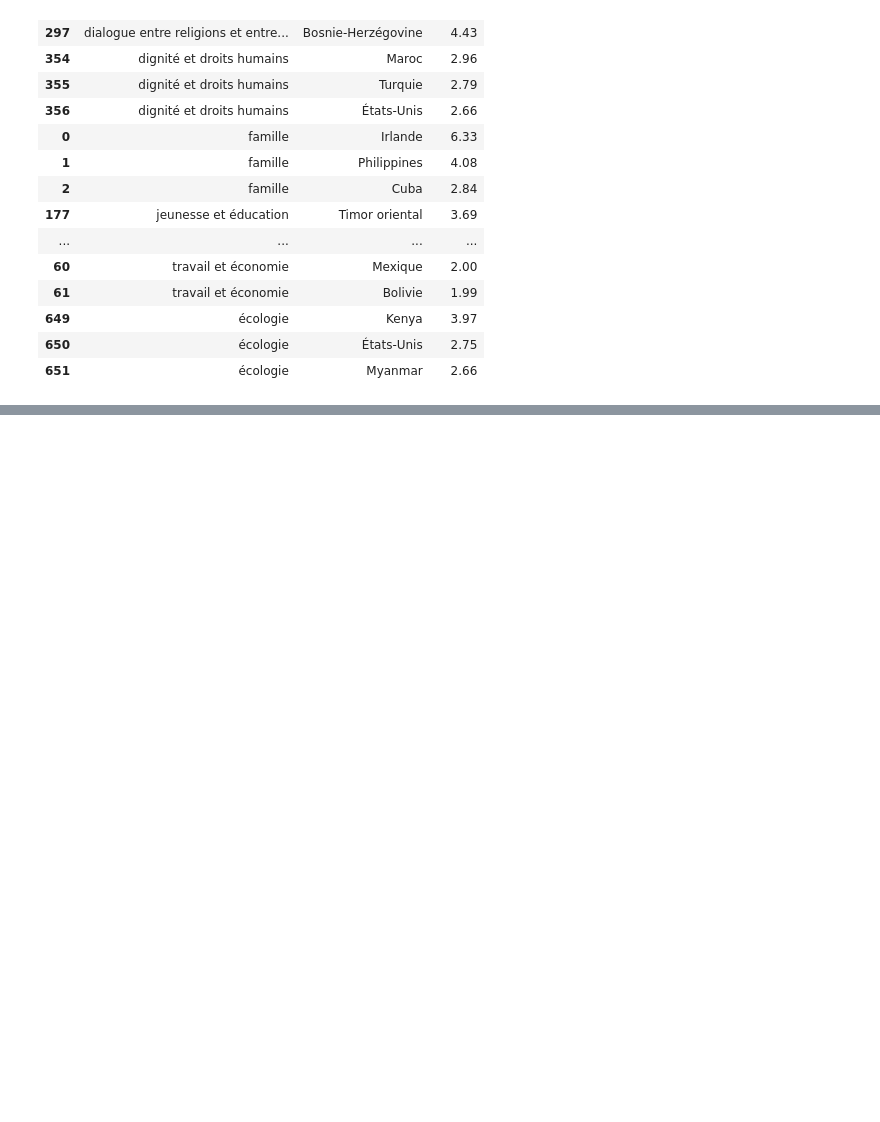
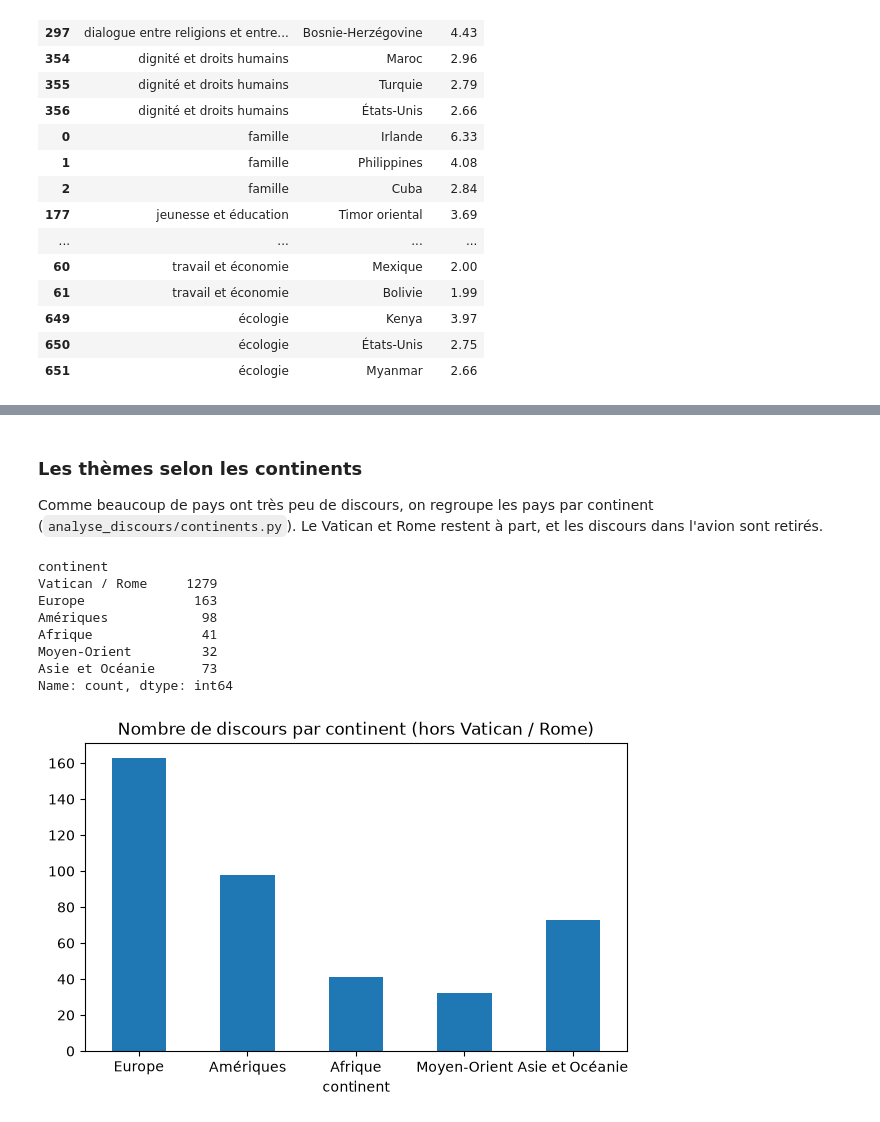
Before and after one commit to arthurdrk/projet-discours, a Jupyter notebook: main.ipynb, the cells around one changed output, grey strips where cells are left out. Saved outputs shown, nothing was run; the diff lists cells and outputs as text; code cells hidden in the pictures; blank space fills up the shorter version.

```diff
--- a/main.ipynb
+++ b/main.ipynb
@@ -179,0 +198,34 @@ Pour aller plus loin, on pourrait trouver les thèmes automatiquement (word embe
+# %% [markdown]
+### Les thèmes selon les continents
+
+Comme beaucoup de pays ont très peu de discours, on regroupe les pays par continent (`analyse_discours/continents.py`). Le Vatican et Rome restent à part, et les discours dans l'avion sont retirés.
+# %%
+# Une ligne par discours : continent, nombre de mots, et nombre de mots de chaque thème
+lignes = []
+for d in discours:
+    continent = continent_du_pays(d["pays"])
+    if continent is None:   # avion
+        continue
+    ligne = {"continent": continent, "nb_mots": d["nb_mots"]}
+    for theme, mots in THEMES.items():
+        ligne[theme] = sum(d["compte_mots"][m.lower()] for m in mots)
+    lignes.append(ligne)
+par_discours = pd.DataFrame(lignes)
+
+ordre = list(CONTINENTS)
+nb_discours = par_discours["continent"].value_counts().reindex(ordre)
+print(nb_discours)
+
+nb_discours.drop("Vatican / Rome").plot.bar(figsize=(7, 4), rot=0)
+plt.title("Nombre de discours par continent (hors Vatican / Rome)")
+plt.show()
+# %% [output]
+continent
+Vatican / Rome     1279
+Europe              163
+Amériques            98
+Afrique              41
+Moyen-Orient         32
+Asie et Océanie      73
+Name: count, dtype: int64
+[figure, added]
```
Also changed, not shown: parts of 10 cells of this notebook, 1 other file.
